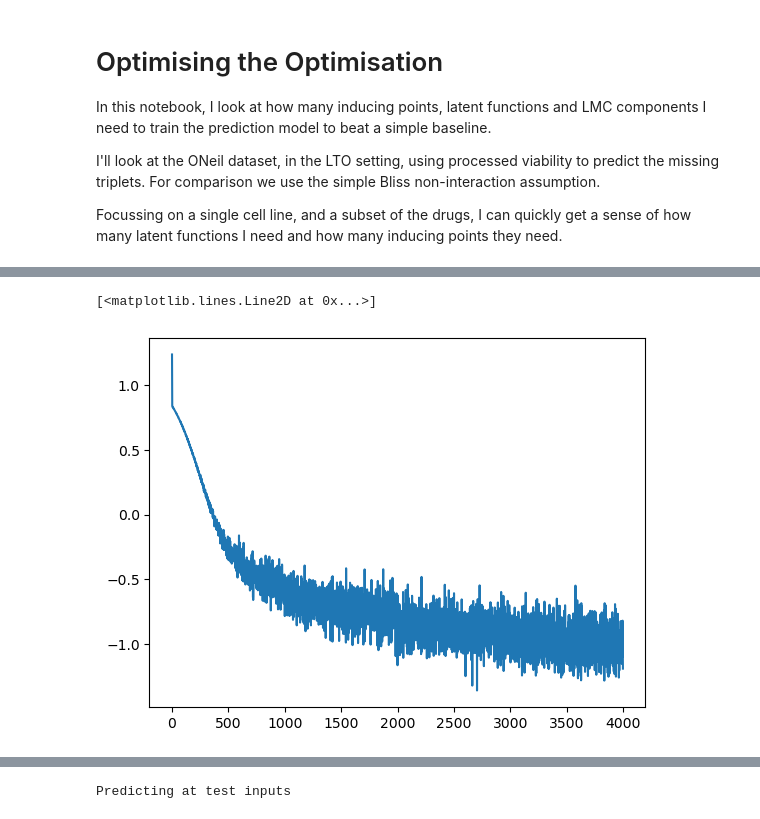
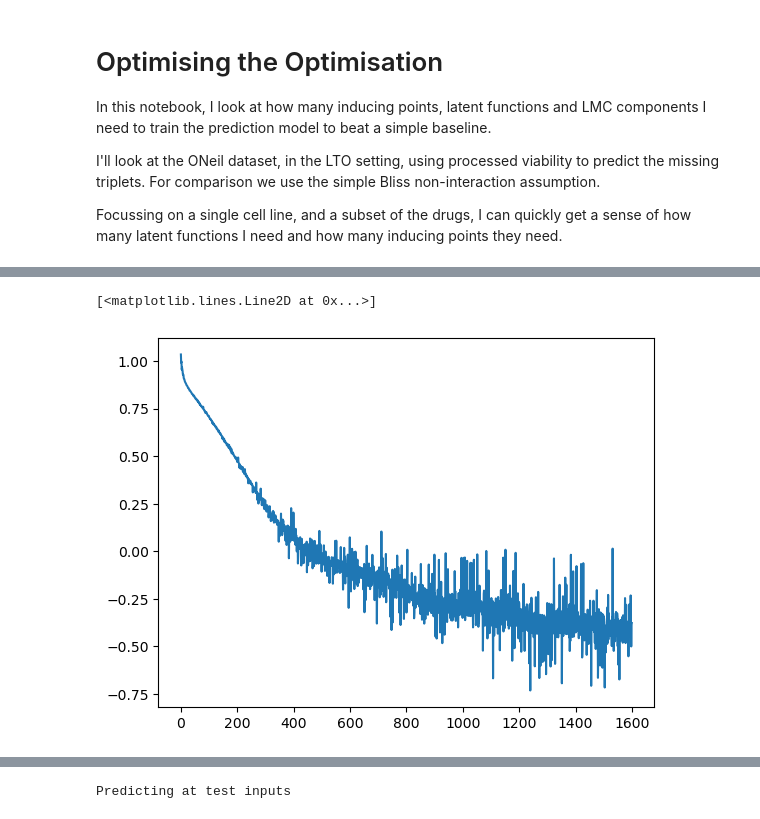
Before and after one commit to ltronneb/pimogp, a Jupyter notebook: notebooks/Optimising_Optimisation.ipynb, the cells around one changed output, grey strips where cells are left out. Saved outputs shown, nothing was run; the diff lists cells and outputs as text; code cells hidden in the pictures.

```diff
--- a/notebooks/Optimising_Optimisation.ipynb
+++ b/notebooks/Optimising_Optimisation.ipynb
@@ -40,11 +86,12 @@ y_test, X_test, test_indices, test_noise, test_weights = prepdata(test, targets,
 # %%
 G = 1
-num_latents = 1
+num_latents = 2
 num_inducing = 300
 batch_size = 256
-num_tasks = 1
-num_epochs = 200
+num_tasks = train_indices.max()+1
+num_epochs = 400
 initial_lr = 0.01
+num_drug_latents = 256
 # %%
 from torch.utils.data import TensorDataset,  DataLoader
 train_dataset = TensorDataset(X_train,y_train,train_noise,train_indices)
@@ -52,4 +99,5 @@ train_loader = DataLoader(train_dataset,batch_size=batch_size,shuffle=True)
 
 # Define the permutation
 permutation = torch.cat([torch.tensor([1]), torch.tensor([0]),
-                             torch.linspace((2 + 50), 1 + (2 * 50), 50), torch.linspace(2, 1 + 50, 50)]).long()
+                             torch.linspace((2 + num_drug_latents), 1 + (2 * num_drug_latents), num_drug_latents),
+                         torch.linspace(2, 1 + num_drug_latents, num_drug_latents)]).long()
@@ -88,12 +156,15 @@ class TestModel(gpytorch.models.ApproximateGP):
                  ):
 
 
-        covar_module = PermutationInvariantRBFKernel(permutation=permutation,permute_forward=True,
-                                                     ard_num_dims=102)
+        covar_module = gpytorch.kernels.ScaleKernel(PermutationInvariantRBFKernel(permutation=permutation,permute_forward=True,
+                                                     ard_num_dims=514,lengthscale_constraint=gpytorch.constraints.LessThan(100.0)))
 
         # Initialise the lengthscales
-        lengthscales_init = sample_inducing_from.var(dim=0).sqrt().div(0.1)
-        covar_module.lengthscale = lengthscales_init
+        div = torch.zeros([514])
+        div[0:2] = 2.0
+        div[2:] = 2.0
+        lengthscales_init = sample_inducing_from.var(dim=0).sqrt().div(div)
+        covar_module.base_kernel.lengthscale = lengthscales_init
 
 
         # Sample inducing points
@@ -111,8 +182,8 @@ class TestModel(gpytorch.models.ApproximateGP):
             matches = (sample_inducing_from.unsqueeze(1) == sample).all(dim=2)
             row_matches = matches.any(dim=1)
             sample_inducing_from = sample_inducing_from[~row_matches]
-        #inducing_points = ind_allocator.allocate_inducing_points(sample_inducing_from.unsqueeze(0).repeat(num_latents,1,1),
-        #                                                   covar_module_concentrations*covar_module_drugs,num_inducing=400,
+        #inducing_points = ind_allocator.allocate_inducing_points(sample_inducing_from,
+        #                                                         covar_module,num_inducing=num_inducing,
         #                                                         input_batch_shape=torch.Size([num_latents]))
 
         # Now turn of the permutation forward
@@ -229,9 +317,10 @@ with gpytorch.settings.fast_computations(covar_root_decomposition=False, log_pro
             # Get outputs
             output = model(x_batch,task_indices=task_batch)
 
+
             # Compute loss
             if isinstance(likelihood, gpytorch.likelihoods.FixedNoiseGaussianLikelihood):
-                loss = -mll(output, y_batch, noise=y_noise_batch)
+                loss = -mll(output, y_batch, noise=(y_noise_batch+0.01))
             else:
                 loss = -mll(output, y_batch)
             # Call backward on loss
@@ -242,7 +331,7 @@ with gpytorch.settings.fast_computations(covar_root_decomposition=False, log_pro
                 variational_ngd_optimizer.step()
 
             # Update counter
-            minibatch_iter.set_postfix(loss=loss.item(),drug1_lengthscale = model.covar_module.lengthscale[0][2].item())
+            minibatch_iter.set_postfix(loss=loss.item(),drug1_lengthscale = model.covar_module.base_kernel.lengthscale[0][2].item())
 
             # Track loss
             train_loss.append(loss.item())
@@ -275,7 +367,7 @@ tensor([0.0039], grad_fn=<AddBackward0>)
 # %%
 from matplotlib import pyplot as plt
 import numpy as np
-plt.plot(np.log(1.5+torch.tensor(train_loss)))
+plt.plot(np.log(1.6+torch.tensor(train_loss)))
 # %% [output]
 [<matplotlib.lines.Line2D at 0x...>]
-[figure, old version]
+[figure, new version]
```
Also changed, not shown: parts of 36 cells of this notebook, 1 other file.
